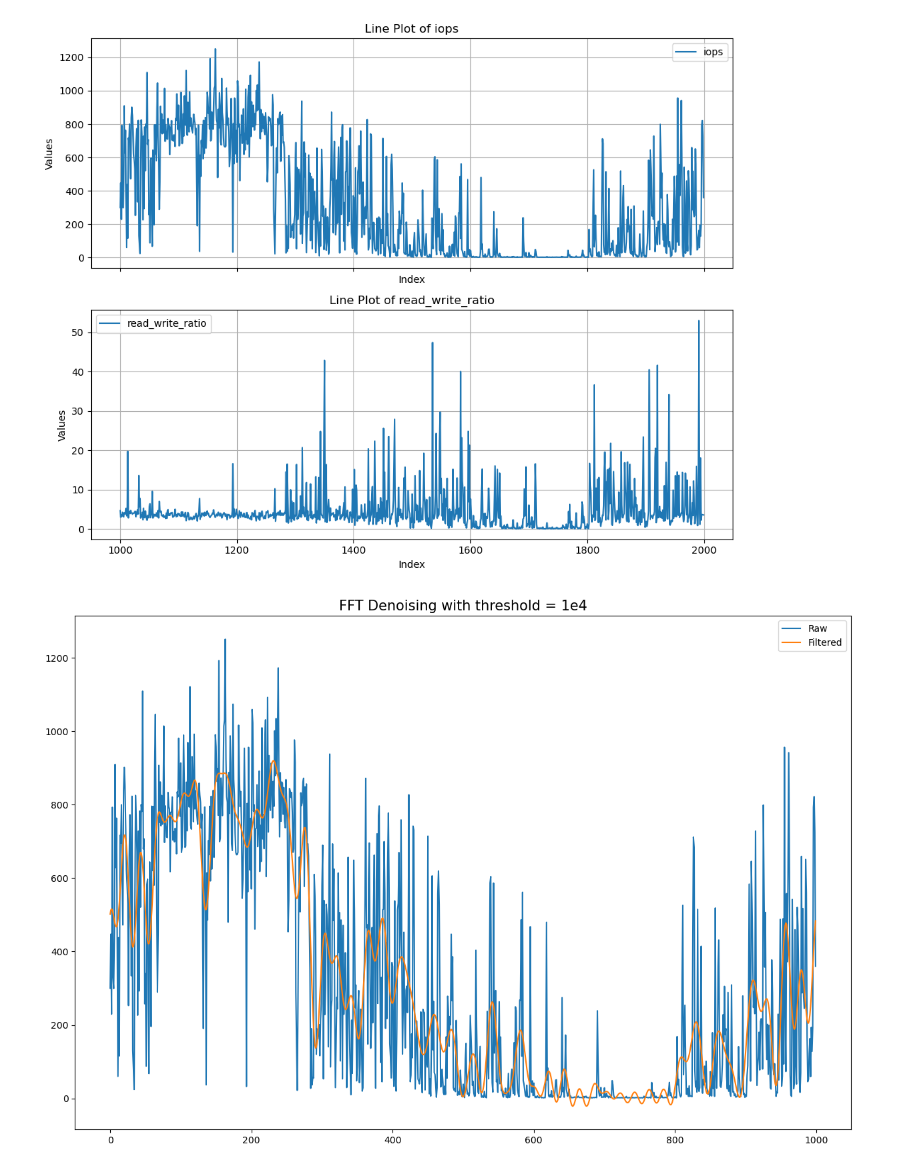
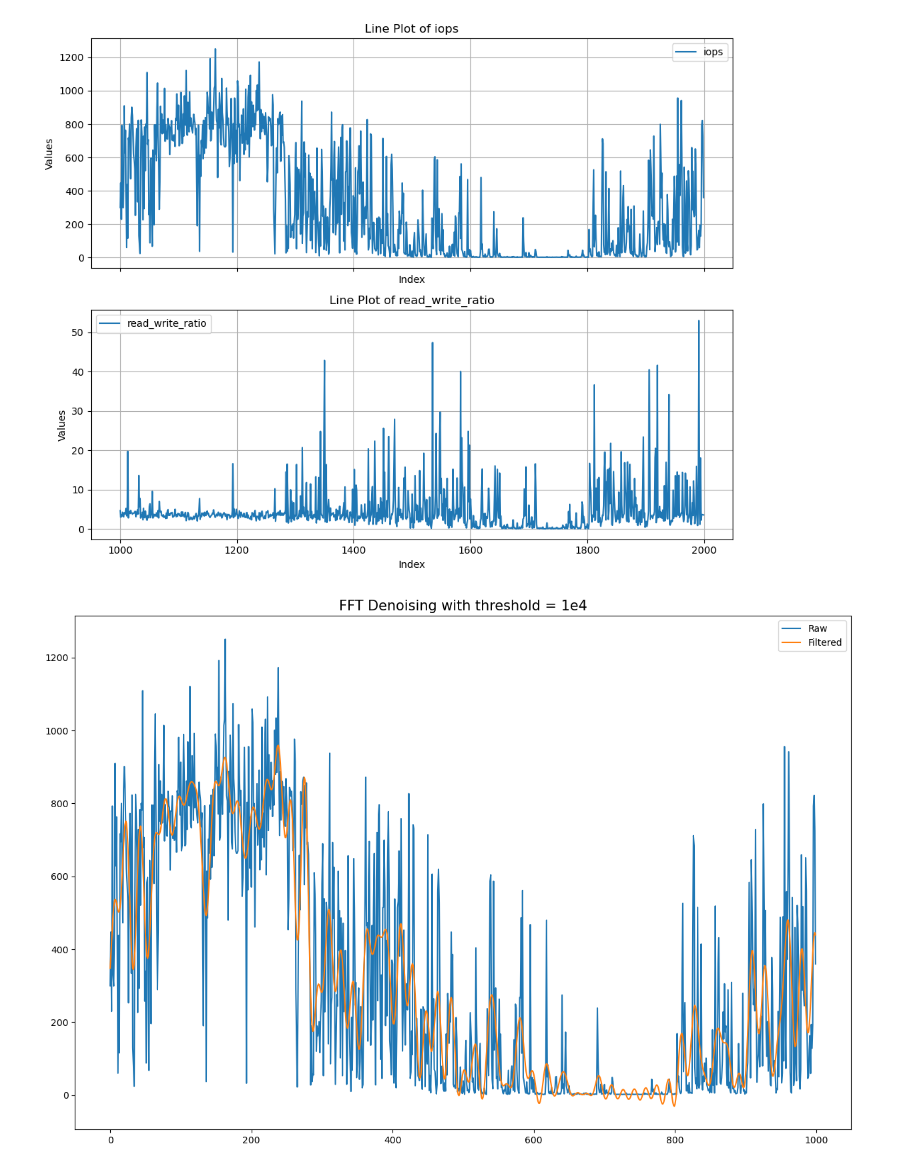
Before and after one commit to rayandrew/clio, a Jupyter notebook: drift-detection/dataset-construction/preprocessing/fast-fourier-transform.ipynb, the cells around one changed output. Cells and saved outputs as stored; diff of their text form; code cells hidden in the pictures.

```diff
--- a/drift-detection/dataset-construction/preprocessing/fast-fourier-transform.ipynb
+++ b/drift-detection/dataset-construction/preprocessing/fast-fourier-transform.ipynb
@@ -55,9 +54,14 @@ filtered = filter_signal(signal, threshold=2500)
+# %%
+signal = df_data['iops'].iloc[start_index:end_index].reset_index(drop=True)
+
+filtered = filter_signal(df_data['iops'], threshold=40000)
+filtered_data = filtered[start_index:end_index]
 # %%
 plt.figure(figsize=(15, 10))
 plt.plot(signal, label='Raw')
-plt.plot(filtered, label='Filtered')
+plt.plot(filtered_data, label='Filtered')
 plt.legend()
 plt.title("FFT Denoising with threshold = 1e4", size=15)
 plt.show()
 # %% [output]
-[figure, old version]
+[figure, new version]
```
Also changed, not shown: parts of 2 cells of this notebook, 4 other files.
